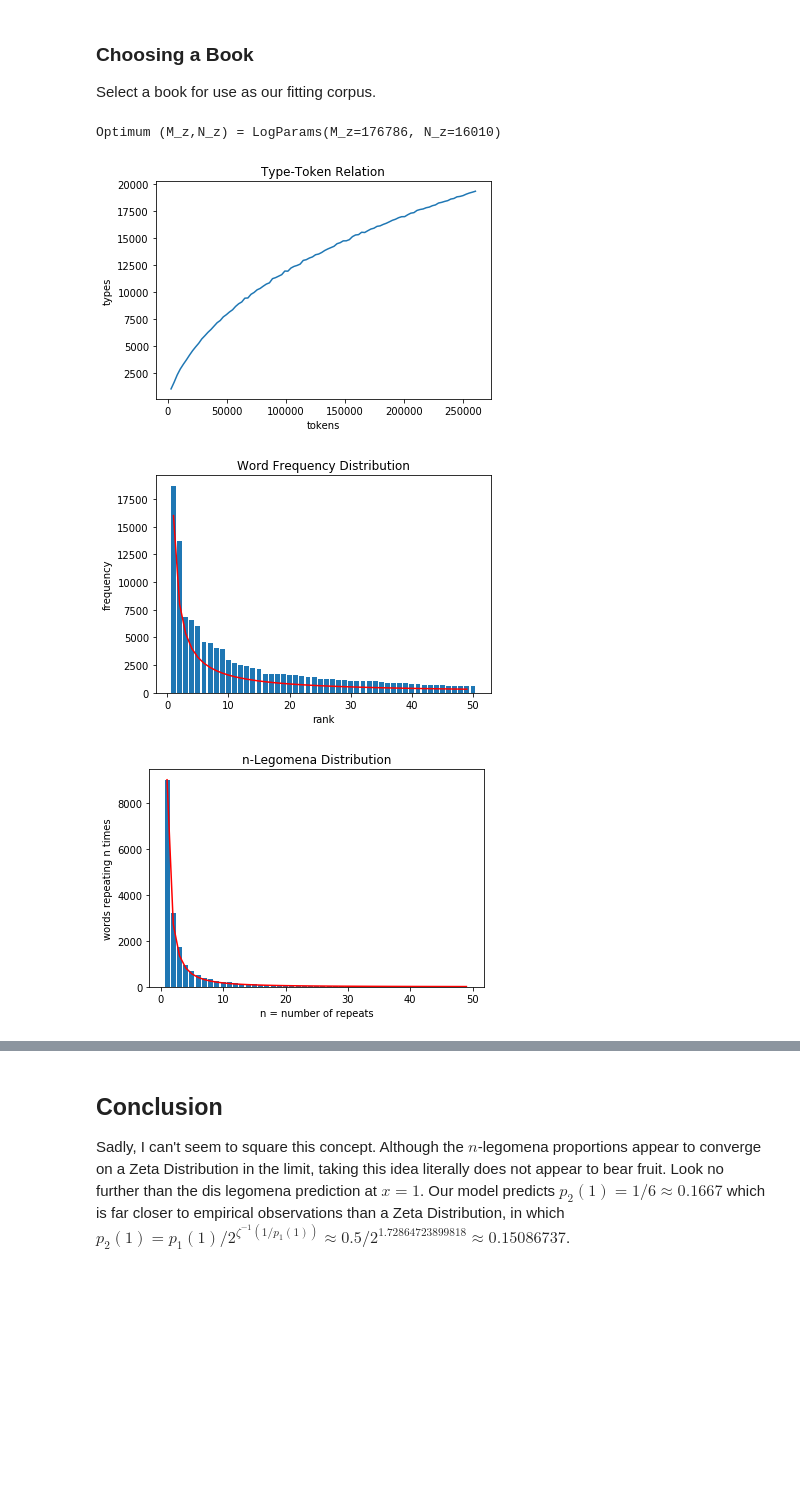
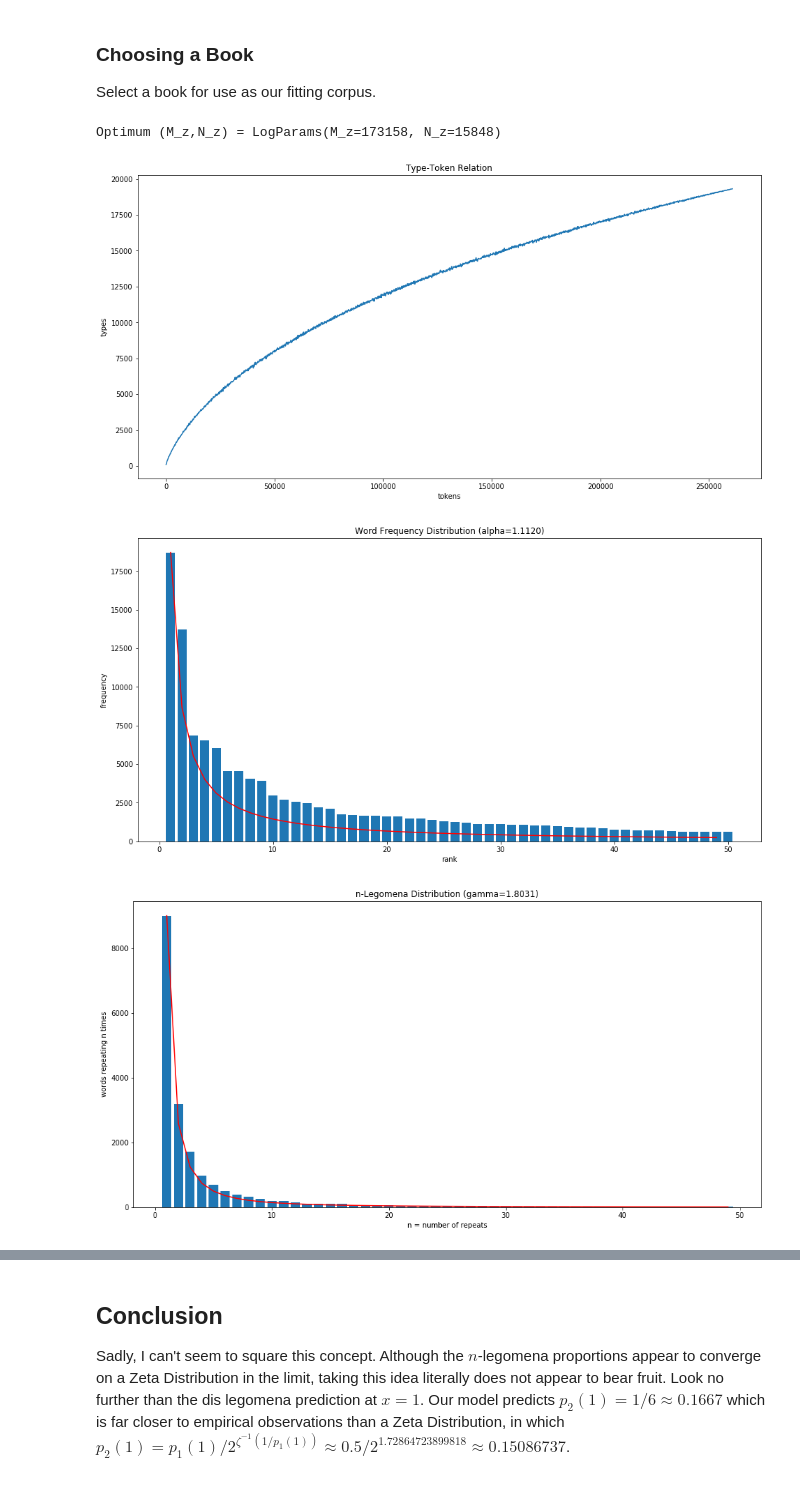
Before and after one commit to VictorDavis/legomena, a Jupyter notebook: notebooks/pseudo-powerlaw.ipynb, the cells around one changed output, grey strips where cells are left out. Drawn from its saved outputs; the diff is of its cells as text; code cells hidden in the pictures; blank space fills up the shorter version.

```diff
--- a/notebooks/pseudo-powerlaw.ipynb
+++ b/notebooks/pseudo-powerlaw.ipynb
@@ -5,6 +5,7 @@ Our entire thesis is that Zipf's Law and Heap's Law are (excellent) approximatio
 # %%
 # bloody dependencies
 import matplotlib.pyplot as plt
+plt.rcParams["figure.figsize"] = 16,8
 from nltk.corpus import gutenberg
 import numpy as np
 import pandas as pd
@@ -31,40 +32,42 @@ Select a book for use as our fitting corpus.
 # %%
 # moby dick
 words = gutenberg.words("melville-moby_dick.txt")
 corpus = Corpus(words)
+corpus.resolution = 2000
 corpus.dimension = 20
 TTR = corpus.TTR
 model = LogModel().fit(TTR.m_tokens, TTR.n_types)
 print("Optimum (M_z,N_z) =", model.params)
 
 # plot TTR curve
 plt.plot(TTR.m_tokens, TTR.n_types)
 plt.title("Type-Token Relation")
 plt.xlabel("tokens")
 plt.ylabel("types")
 plt.show()
 
 # plot WFD
 xmax = 50
 i = np.arange(1, xmax)
-df = corpus.fdist.copy().head(xmax)
+df = corpus.fdist.head(xmax)
+alpha = corpus.alpha
 plt.bar(df.index, df.freq)
-plt.plot(i, model.N_z/i, color = 'r')
-plt.title("Word Frequency Distribution")
+plt.plot(i, corpus.fdist.freq[1]/i**alpha, color = 'r')
+plt.title("Word Frequency Distribution (alpha=%0.4f)" % alpha)
 plt.xlabel("rank")
 plt.ylabel("frequency")
 plt.show()
 
 # plot the k-vector
-B = zetainv(2.)
+gamma = corpus.gamma
 plt.bar(i, corpus.k[i])
-plt.plot(i, corpus.k[1]/i**B, color = 'r')
-plt.title("n-Legomena Distribution")
+plt.plot(i, corpus.k[1]/i**gamma, color = 'r')
+plt.title("n-Legomena Distribution (gamma=%0.4f)" % gamma)
 plt.xlabel("n = number of repeats")
 plt.ylabel("words repeating n times")
 plt.show()
 # %% [output]
-Optimum (M_z,N_z) = LogParams(M_z=176786, N_z=16010)
+Optimum (M_z,N_z) = LogParams(M_z=173158, N_z=15848)
-[figure, old version]
+[figure, new version]
-[figure, old version]
+[figure, new version]
-[figure, old version]
+[figure, new version]
```
Also changed, not shown: parts of 10 cells of this notebook, 1 other file.
